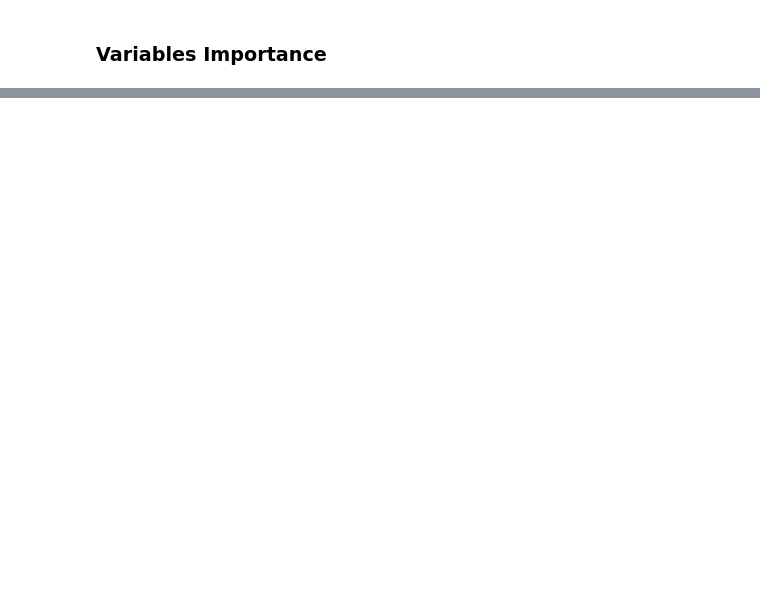
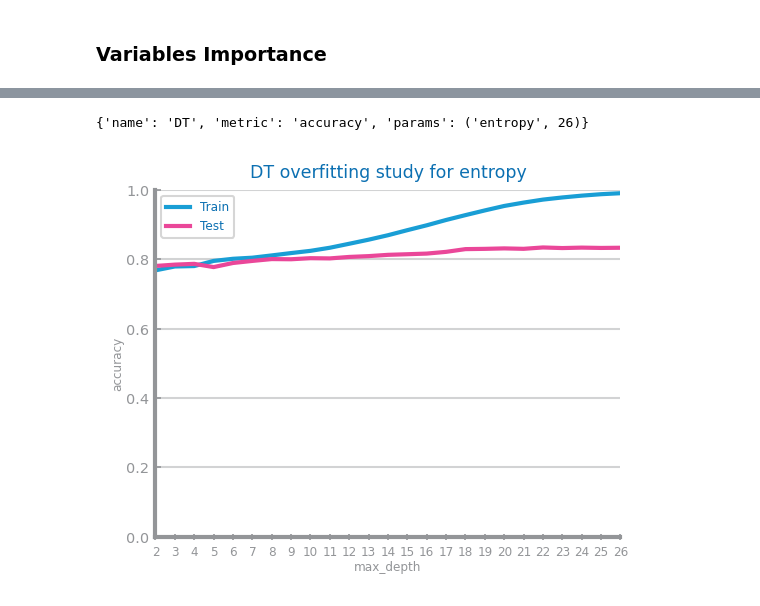
Before and after one commit to franciscoAbreuTecnico/Data-Science-IST, a Jupyter notebook: dataset_services/decision_tree.ipynb, the cells around one changed output, grey strips where cells are left out. Saved outputs shown, nothing was run; the diff lists cells and outputs as text; code cells hidden in the pictures; blank space fills up the shorter version.

```diff
--- a/dataset_services/decision_tree.ipynb
+++ b/dataset_services/decision_tree.ipynb
@@ -102,0 +155,33 @@ FileNotFoundError: [WinError 2] O sistema não conseguiu localizar o ficheiro es
+# %%
+from typing import Literal
+from numpy import array
+from sklearn.tree import DecisionTreeClassifier
+
+print(params)
+crit: Literal["entropy", "gini"] = params["params"][0]
+d_max = params["params"][1]
+depths: list[int] = [i for i in range(2, d_max + 1, 1)]
+y_tst_values: list[float] = []
+y_trn_values: list[float] = []
+acc_metric = "accuracy"
+for d in depths:
+    clf = DecisionTreeClassifier(max_depth=d, criterion=crit, min_impurity_decrease=0)
+    clf.fit(trnX, trnY)
+    prd_tst_Y: array = clf.predict(tstX)
+    prd_trn_Y: array = clf.predict(trnX)
+    y_tst_values.append(dslabs.CLASS_EVAL_METRICS[acc_metric](tstY, prd_tst_Y))
+    y_trn_values.append(dslabs.CLASS_EVAL_METRICS[acc_metric](trnY, prd_trn_Y))
+
+figure()
+dslabs.plot_multiline_chart(
+    depths,
+    {"Train": y_trn_values, "Test": y_tst_values},
+    title=f"DT overfitting study for {crit}",
+    xlabel="max_depth",
+    ylabel=str(eval_metric),
+    percentage=True,
+)
+savefig(f"classification_images/decision_tree/{file_tag}_dt_{eval_metric}_overfitting.png")
+# %% [output]
+{'name': 'DT', 'metric': 'accuracy', 'params': ('entropy', 26)}
+[figure, added]
```
Also changed, not shown: parts of 7 cells of this notebook, 29 other files.
